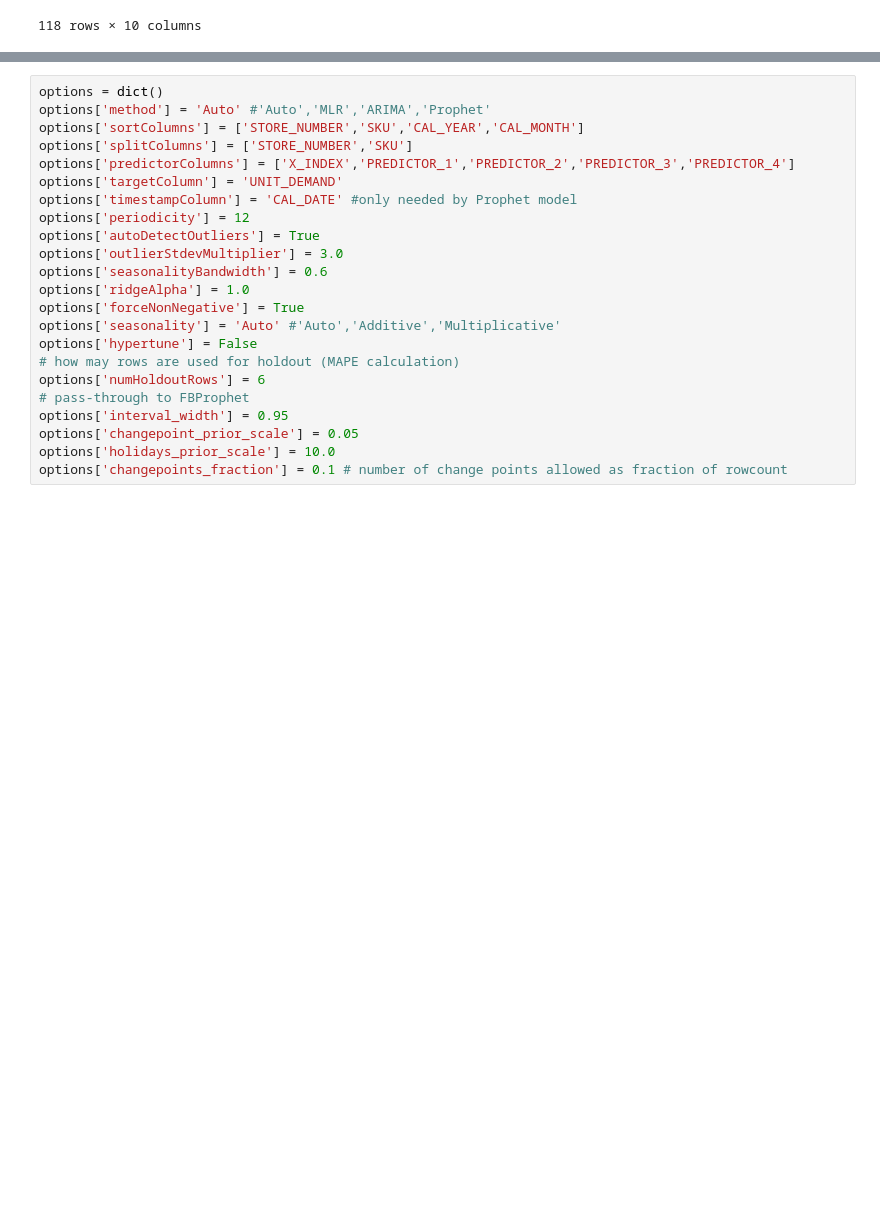
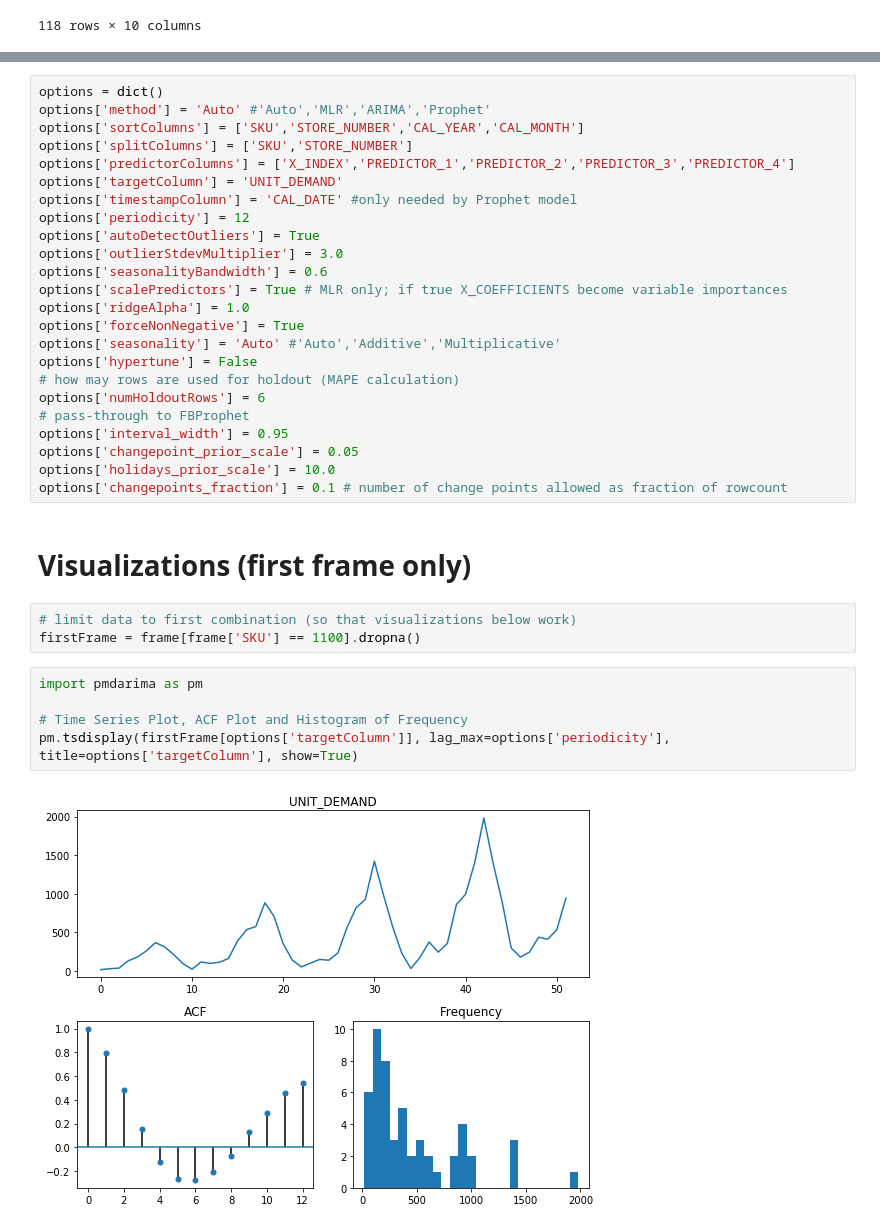
Before and after one commit to abrammoats/trilabytePyML, a Jupyter notebook: trilabytePyML/samples/Retail_Unit_Demand_Forecast.ipynb, the cells around one changed output, grey strips where cells are left out. Drawn from its saved outputs; the diff is of its cells as text; blank space fills up the shorter version.

Commit message:
Added scalePredictors options for MLR

```diff
--- a/trilabytePyML/samples/Retail_Unit_Demand_Forecast.ipynb
+++ b/trilabytePyML/samples/Retail_Unit_Demand_Forecast.ipynb
@@ -33,8 +39,8 @@ display(frame)
 # %%
 options = dict()
 options['method'] = 'Auto' #'Auto','MLR','ARIMA','Prophet'
-options['sortColumns'] = ['STORE_NUMBER','SKU','CAL_YEAR','CAL_MONTH']
-options['splitColumns'] = ['STORE_NUMBER','SKU']
+options['sortColumns'] = ['SKU','STORE_NUMBER','CAL_YEAR','CAL_MONTH']
+options['splitColumns'] = ['SKU','STORE_NUMBER']
 options['predictorColumns'] = ['X_INDEX','PREDICTOR_1','PREDICTOR_2','PREDICTOR_3','PREDICTOR_4']
 options['targetColumn'] = 'UNIT_DEMAND'
 options['timestampColumn'] = 'CAL_DATE' #only needed by Prophet model
@@ -42,6 +48,7 @@ options['periodicity'] = 12
 options['autoDetectOutliers'] = True
 options['outlierStdevMultiplier'] = 3.0
 options['seasonalityBandwidth'] = 0.6
+options['scalePredictors'] = True # MLR only; if true X_COEFFICIENTS become variable importances
 options['ridgeAlpha'] = 1.0
 options['forceNonNegative'] = True
 options['seasonality'] = 'Auto' #'Auto','Additive','Multiplicative'
@@ -53,3 +60,15 @@ options['interval_width'] = 0.95
 options['changepoint_prior_scale'] = 0.05
 options['holidays_prior_scale'] = 10.0
 options['changepoints_fraction'] = 0.1 # number of change points allowed as fraction of rowcount
+# %% [markdown]
+# Visualizations (first frame only)
+# %%
+# limit data to first combination (so that visualizations below work)
+firstFrame = frame[frame['SKU'] == 1100].dropna()
+# %%
+import pmdarima as pm
+
+# Time Series Plot, ACF Plot and Histogram of Frequency
+pm.tsdisplay(firstFrame[options['targetColumn']], lag_max=options['periodicity'], title=options['targetColumn'], show=True)
+# %% [output]
+[figure, added]
```
Also changed, not shown: parts of 9 cells of this notebook.
